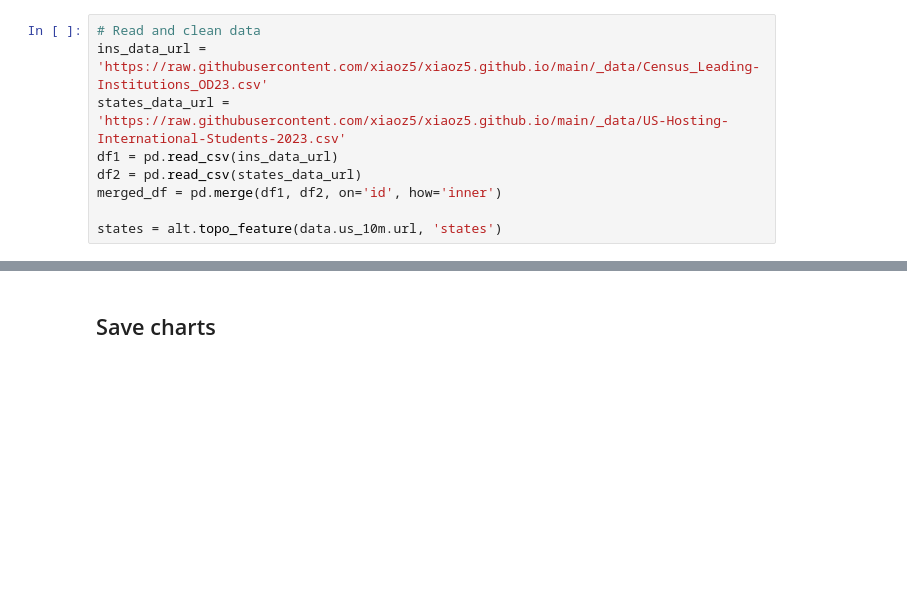
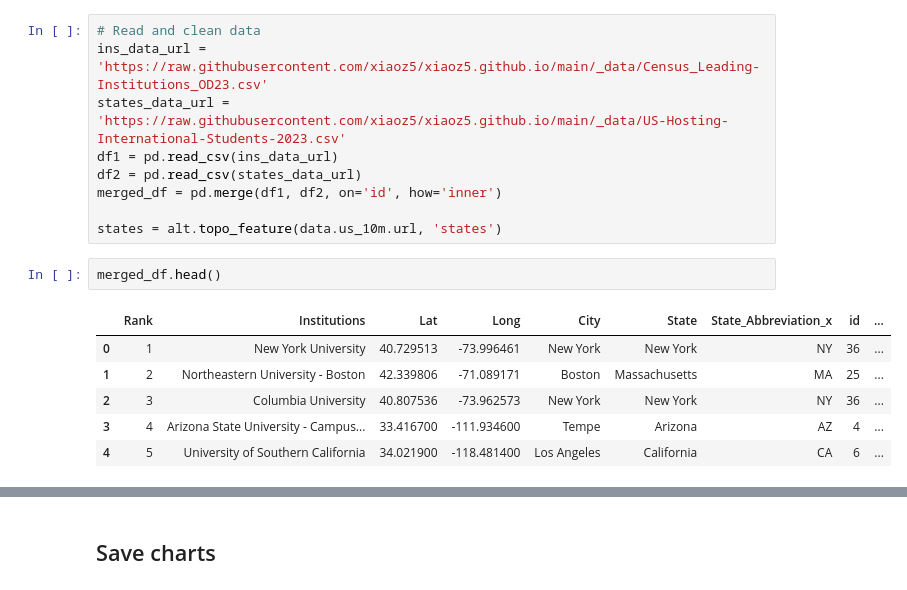
Before and after one commit to WanhengL/WanhengL.github.io, a Jupyter notebook: python_notebooks/International Students in the US analysis.ipynb, the cells around one changed output, grey strips where cells are left out. Cells and saved outputs as stored; diff of their text form; blank space fills up the shorter version.

```diff
--- a/python_notebooks/International Students in the US analysis.ipynb
+++ b/python_notebooks/International Students in the US analysis.ipynb
@@ -579,6 +587,15 @@ df2 = pd.read_csv(states_data_url)
 merged_df = pd.merge(df1, df2, on='id', how='inner')
 
 states = alt.topo_feature(data.us_10m.url, 'states')
+# %%
+merged_df.head()
+# %% [output]
+|  | Rank | Institutions | Lat | Long | City | State | State_Abbreviation_x | id | ... |
+| 0 | 1 | New York University | 40.729513 | -73.996461 | New York | New York | NY | 36 | ... |
+| 1 | 2 | Northeastern University - Boston | 42.339806 | -71.089171 | Boston | Massachusetts | MA | 25 | ... |
+| 2 | 3 | Columbia University | 40.807536 | -73.962573 | New York | New York | NY | 36 | ... |
+| 3 | 4 | Arizona State University - Campus... | 33.416700 | -111.934600 | Tempe | Arizona | AZ | 4 | ... |
+| 4 | 5 | University of Southern California | 34.021900 | -118.481400 | Los Angeles | California | CA | 6 | ... |
 # %%
 click = alt.selection_multi(fields=['Institutions'])
 
```
Also changed, not shown: parts of 8 cells of this notebook, 6 other files.
